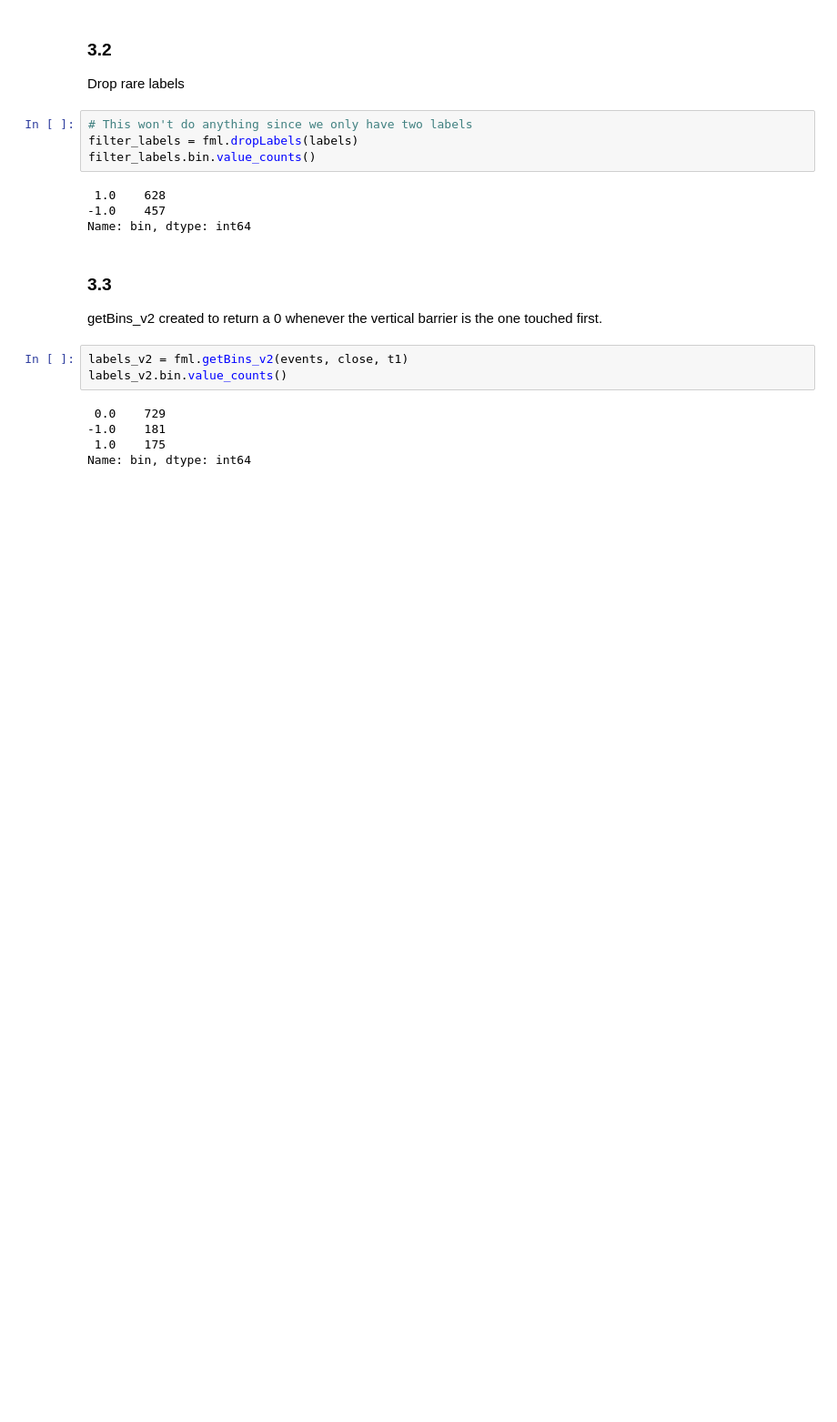
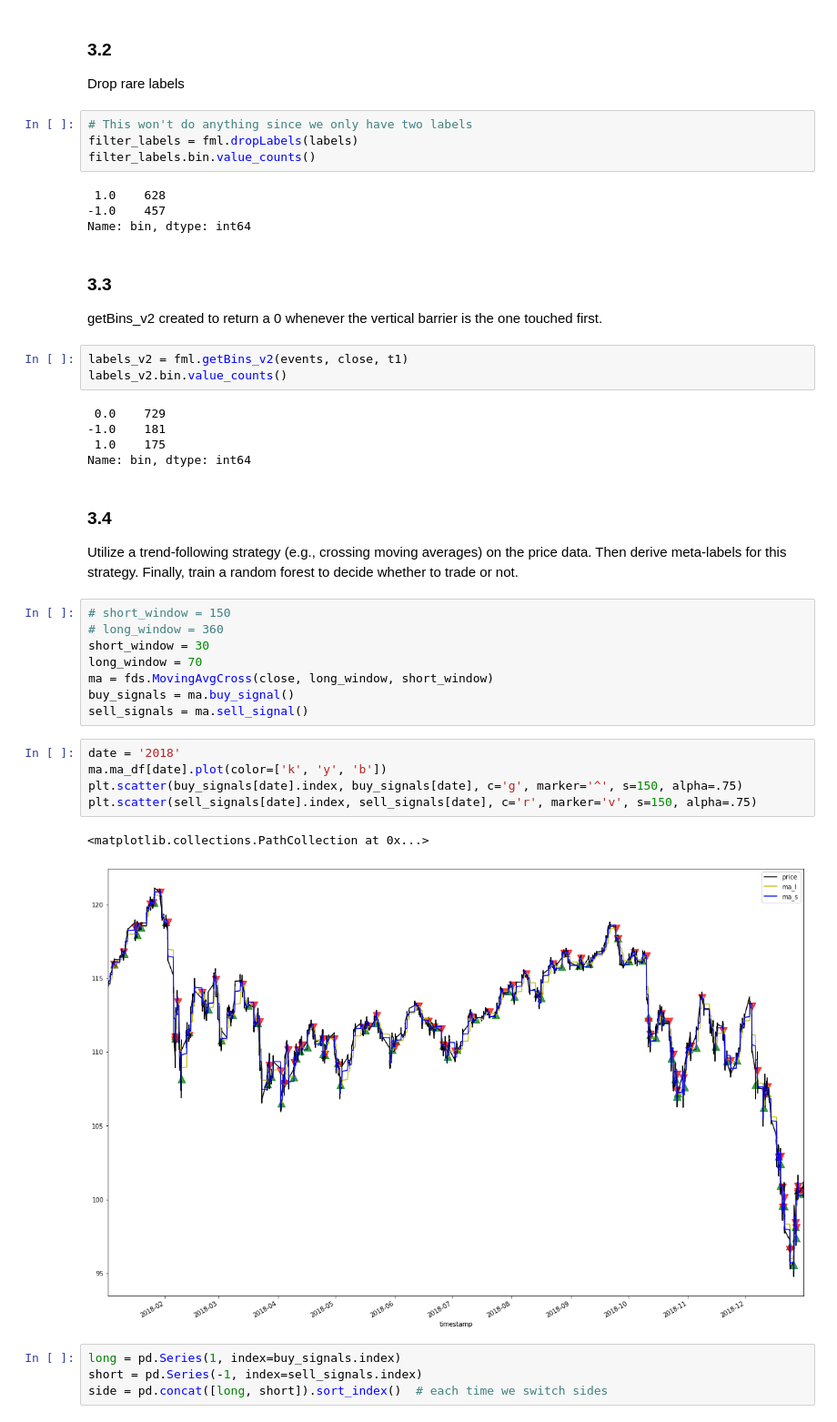
Before and after one commit to masonl93/F-ML, a Jupyter notebook: data_analysis/ch3.ipynb, the cells around one changed output. Shown: that part at 91% size. Drawn from its saved outputs; the diff is of its cells as text; blank space fills up the shorter version.

```diff
--- a/data_analysis/ch3.ipynb
+++ b/data_analysis/ch3.ipynb
@@ -192,3 +198,26 @@ labels_v2.bin.value_counts()
 -1.0    181
  1.0    175
 Name: bin, dtype: int64
+# %% [markdown]
+### 3.4
+Utilize a trend-following strategy (e.g., crossing moving averages) on the price data. Then derive meta-labels for this strategy. Finally, train a random forest to decide whether to trade or not.
+# %%
+# short_window = 150
+# long_window = 360
+short_window = 30
+long_window = 70
+ma = fds.MovingAvgCross(close, long_window, short_window)
+buy_signals = ma.buy_signal()
+sell_signals = ma.sell_signal()
+# %%
+date = '2018'
+ma.ma_df[date].plot(color=['k', 'y', 'b'])
+plt.scatter(buy_signals[date].index, buy_signals[date], c='g', marker='^', s=150, alpha=.75)
+plt.scatter(sell_signals[date].index, sell_signals[date], c='r', marker='v', s=150, alpha=.75)
+# %% [output]
+<matplotlib.collections.PathCollection at 0x...>
+[figure, added]
+# %%
+long = pd.Series(1, index=buy_signals.index)
+short = pd.Series(-1, index=sell_signals.index)
+side = pd.concat([long, short]).sort_index()  # each time we switch sides
```
Also changed, not shown: parts of 10 cells of this notebook, 2 other files.
